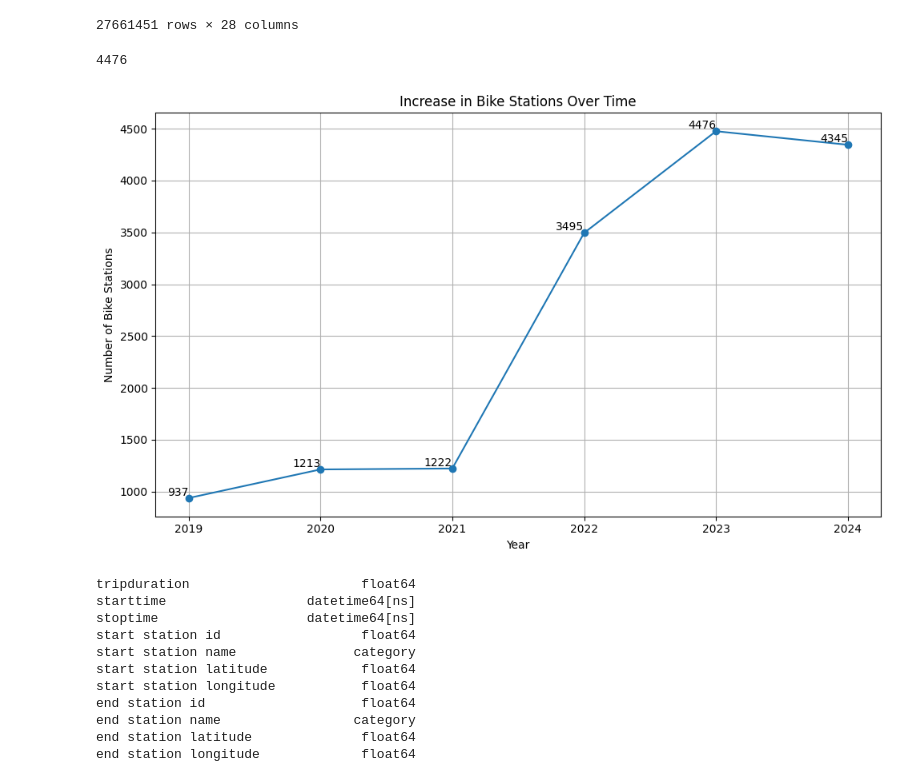
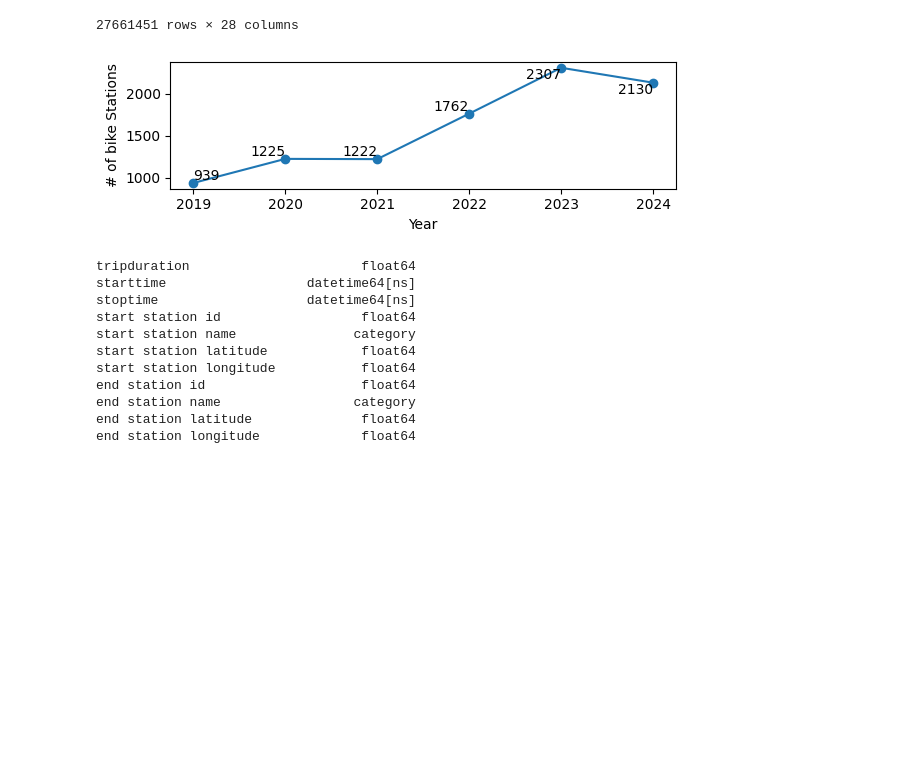
Before and after one commit to lukasschirren/nyc_bike_rental, a Jupyter notebook: Lukas_Workspace.ipynb, the cells around one changed output. Drawn from its saved outputs; the diff is of its cells as text; code cells hidden in the pictures; blank space fills up the shorter version.

Commit message:
Last changes; updated visualisation

```diff
--- a/Lukas_Workspace.ipynb
+++ b/Lukas_Workspace.ipynb
@@ -79,14 +26,0 @@ dtype: int64
-# %%
-import os
-# Split the DataFrame into six chunks
-chunk_size = len(data_2023) // 20
-chunks = [data_2023[i:i+chunk_size] for i in range(0, len(data_2023), chunk_size)]
-
-# Define the folder path where the split files will be saved
-folder_path = os.path.join(os.getcwd(), "data", "2023")
-
-# Save each chunk as a separate gzip-compressed pickle file
-for i, chunk in enumerate(chunks):
-    chunk_file_name = f"data_2023_chunk_{i}.pkl.gz"
-    chunk_file_path = os.path.join(folder_path, chunk_file_name)
-    chunk.to_pickle(chunk_file_path, compression='gzip')
@@ -133,40 +84,43 @@ data_2021
 | 27661450 | NaN | NaN | NaN | NaN | NaN | NaN | ... |
 27661451 rows × 28 columns
 # %%
-len(data_2021['start station id'].unique())
-len(data_2023['start_station_id'].unique())
+len(data_2021['start station name'].unique())
+len(data_2023['start_station_name'].unique())
-# %% [output]
-4476
 # %%
 # Calculate the number of unique bike stations for each year
 years = range(2019, 2025)
 bike_stations = []
 
 for year in years:
     # Determine the column name based on the year
-    column_name = 'start station id' if year < 2022 else 'start_station_id'
+    column_name = 'start station name' if year < 2022 else 'start_station_name'
     # Calculate the number of unique bike stations
     num_stations = len(globals()[f"data_{year}"][column_name].unique())
     bike_stations.append(num_stations)
 
 # Plotting
-plt.figure(figsize=(10, 6))
+plt.figure(figsize=(6., 2))
 plt.plot(years, bike_stations, marker='o', linestyle='-')
-plt.title('Increase in Bike Stations Over Time')
+# plt.title('Increase in Bike Stations Over Time')
 plt.xlabel('Year')
-plt.ylabel('Number of Bike Stations')
-plt.grid(True)
+plt.ylabel('# of bike Stations')
+plt.grid(False)
 plt.xticks(years)  # Set the x-axis ticks to be the years
 
 # Display specific numbers
+
 for i, txt in enumerate(bike_stations):
-    plt.text(years[i], bike_stations[i], str(txt), ha='right', va='bottom')
-
+    if i==0:
+        plt.text(years[i], bike_stations[i], str(txt), ha='left', va='bottom')
+    elif 0<i<4:
+        plt.text(years[i], bike_stations[i], str(txt), ha='right', va='bottom')
+    elif i>=4:
+        plt.text(years[i], bike_stations[i], str(txt), ha='right', va='top')
 
 plt.tight_layout()
 plt.show()
 # %% [output]
-[figure, old version]
+[figure, new version]
 # %%
 data_2019.dtypes
 # %% [output]
```
Also changed, not shown: parts of 9 cells of this notebook, 2 other files.
